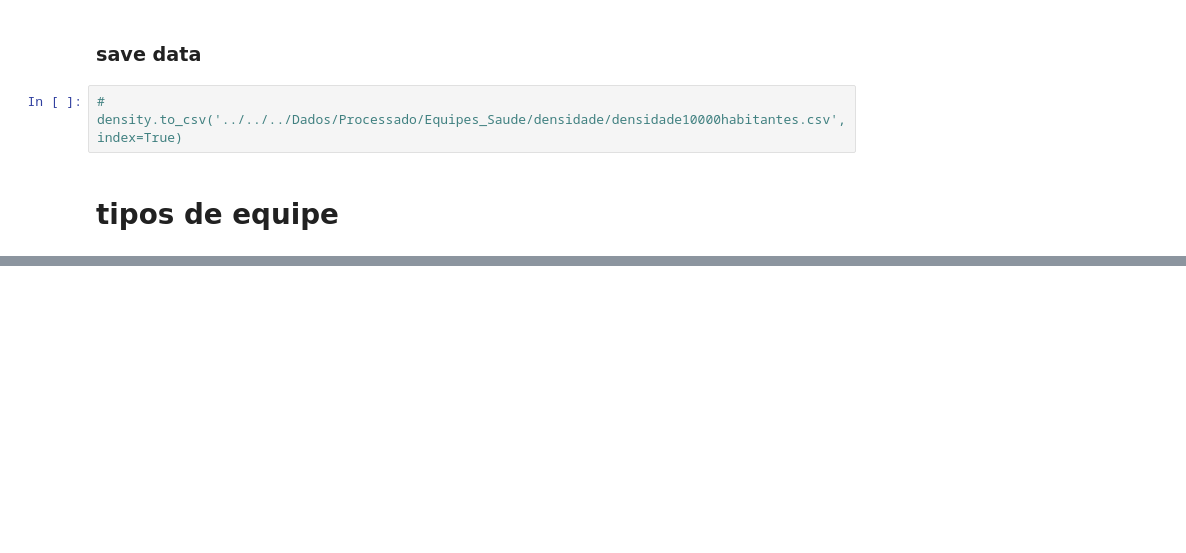
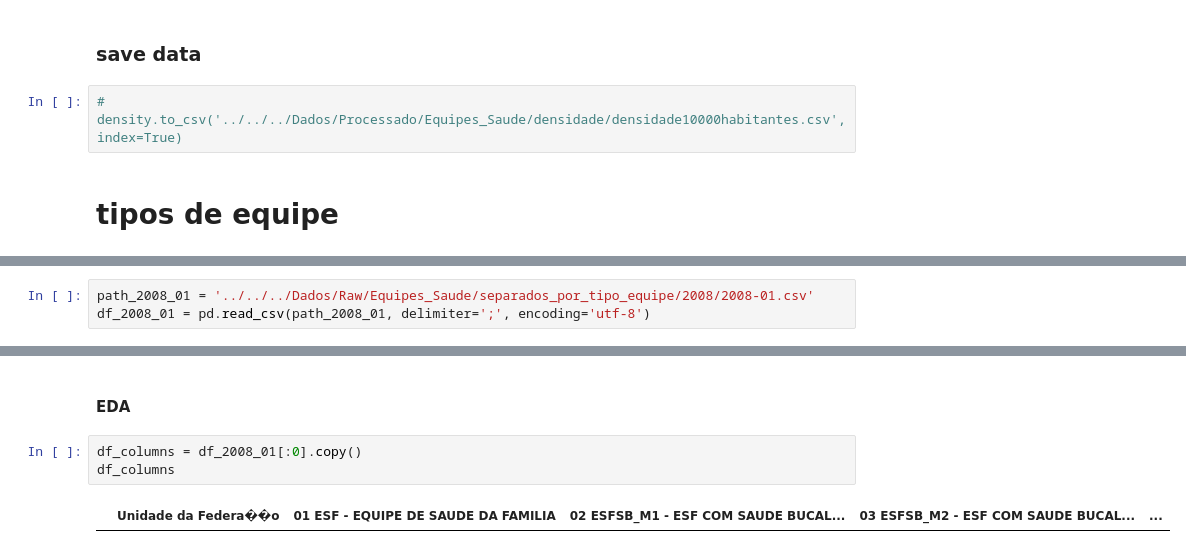
Before and after one commit to luizamfsantos/Brazil-Healthcare-Workforce-Analysis, a Jupyter notebook: Codigo/src/Preprocessamento de Dados/data_cleaning.ipynb, the cells around one changed output, grey strips where cells are left out. Cells and saved outputs as stored; diff of their text form; blank space fills up the shorter version.

```diff
--- a/Codigo/src/Preprocessamento de Dados/data_cleaning.ipynb
+++ b/Codigo/src/Preprocessamento de Dados/data_cleaning.ipynb
@@ -248,0 +260,3 @@ density.head()
+# %%
+path_2008_01 = '../../../Dados/Raw/Equipes_Saude/separados_por_tipo_equipe/2008/2008-01.csv'
+df_2008_01 = pd.read_csv(path_2008_01, delimiter=';', encoding='utf-8')
@@ -248,0 +281,7 @@ density.head()
+# %% [markdown]
+#### EDA
+# %%
+df_columns = df_2008_01[:0].copy()
+df_columns
+# %% [output]
+|  | Unidade da Federa��o | 01 ESF - EQUIPE DE SAUDE DA FAMILIA | 02 ESFSB_M1 - ESF COM SAUDE BUCAL... | 03 ESFSB_M2 - ESF COM SAUDE BUCAL... | ... |
```
Also changed, not shown: parts of 9 cells of this notebook, 1 other file.
